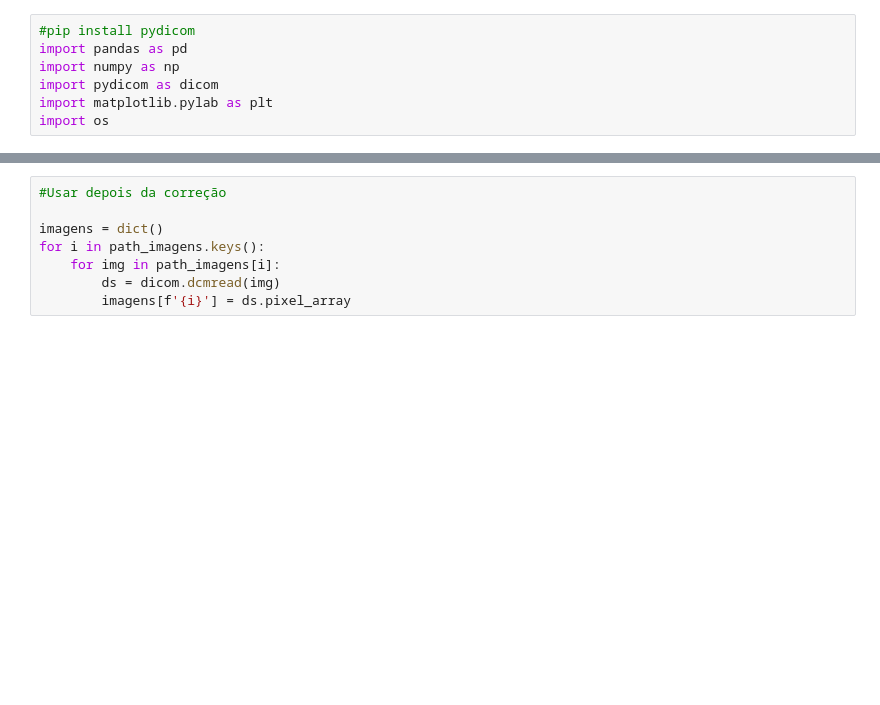
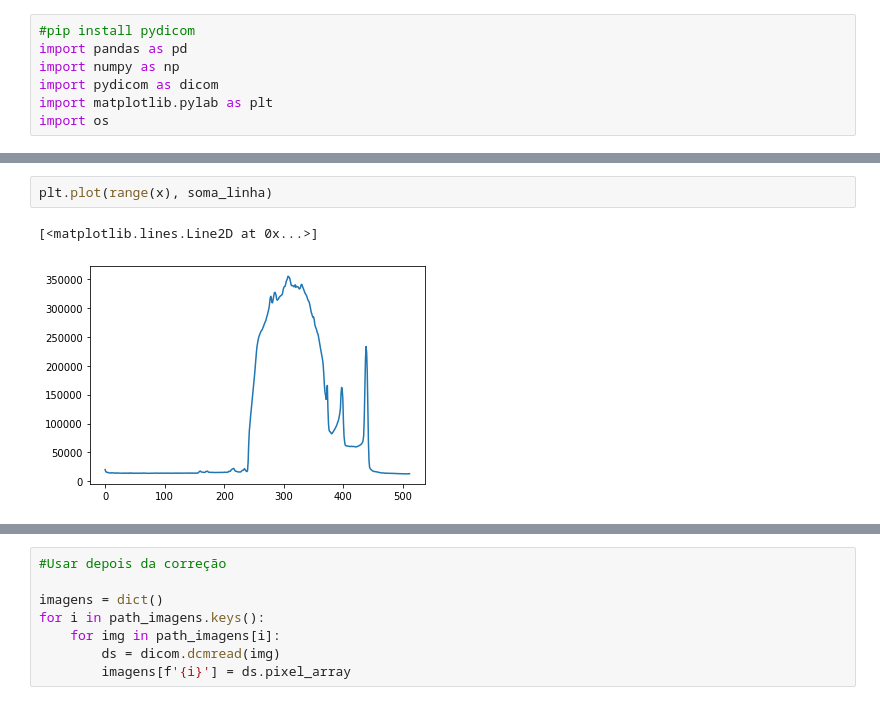
Before and after one commit to LucasCremasco/TG, a Jupyter notebook: select_slices.ipynb, the cells around one changed output, grey strips where cells are left out. Drawn from its saved outputs; the diff is of its cells as text; blank space fills up the shorter version.

```diff
--- a/select_slices.ipynb
+++ b/select_slices.ipynb
@@ -31,0 +105,5 @@ dict_keys(['STS_004', 'STS_006', 'STS_009', 'STS_010', 'STS_013', 'STS_014', 'ST
+# %%
+plt.plot(range(x), soma_linha)
+# %% [output]
+[<matplotlib.lines.Line2D at 0x...>]
+[figure, added]
```
Also changed, not shown: parts of 11 cells of this notebook, 4 other files.
